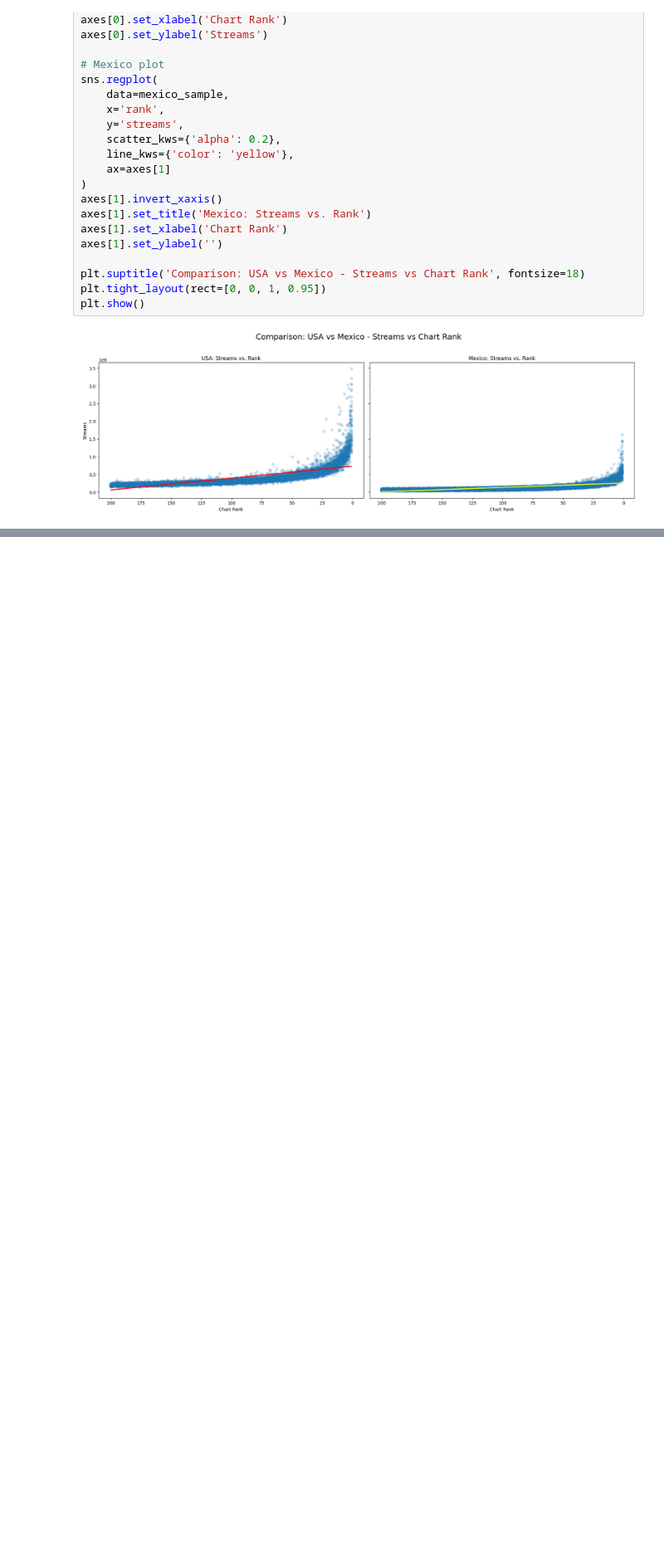
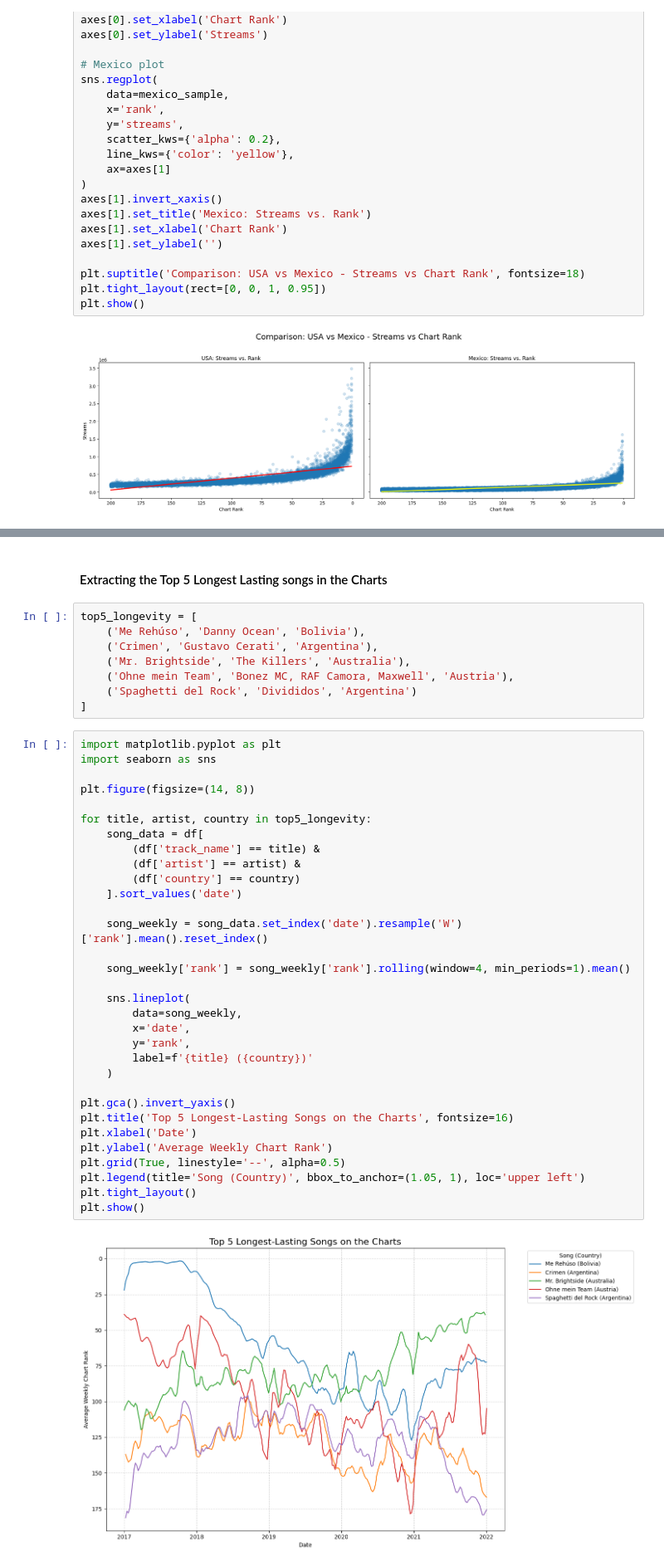
Before and after one commit to BarraHarrison/Spotify-Listening-Trends, a Jupyter notebook: main.ipynb, the cells around one changed output, grey strips where cells are left out. Shown: that part at 83% size. Drawn from its saved outputs; the diff is of its cells as text; blank space fills up the shorter version.

Commit message:
EDA for Top 5 Songs with the largest longevity in the charts

```diff
--- a/main.ipynb
+++ b/main.ipynb
@@ -374,0 +407,44 @@ plt.show()
+# %% [markdown]
+#### Extracting the Top 5 Longest Lasting songs in the Charts
+# %%
+top5_longevity = [
+    ('Me Rehúso', 'Danny Ocean', 'Bolivia'),
+    ('Crimen', 'Gustavo Cerati', 'Argentina'),
+    ('Mr. Brightside', 'The Killers', 'Australia'),
+    ('Ohne mein Team', 'Bonez MC, RAF Camora, Maxwell', 'Austria'),
+    ('Spaghetti del Rock', 'Divididos', 'Argentina')
+]
+# %%
+import matplotlib.pyplot as plt
+import seaborn as sns
+
+plt.figure(figsize=(14, 8))
+
+for title, artist, country in top5_longevity:
+    song_data = df[
+        (df['track_name'] == title) &
+        (df['artist'] == artist) &
+        (df['country'] == country)
+    ].sort_values('date')
+
+    song_weekly = song_data.set_index('date').resample('W')['rank'].mean().reset_index()
+
+    song_weekly['rank'] = song_weekly['rank'].rolling(window=4, min_periods=1).mean()
+
+    sns.lineplot(
+        data=song_weekly,
+        x='date',
+        y='rank',
+        label=f'{title} ({country})'
+    )
+
+plt.gca().invert_yaxis()
+plt.title('Top 5 Longest-Lasting Songs on the Charts', fontsize=16)
+plt.xlabel('Date')
+plt.ylabel('Average Weekly Chart Rank')
+plt.grid(True, linestyle='--', alpha=0.5)
+plt.legend(title='Song (Country)', bbox_to_anchor=(1.05, 1), loc='upper left')
+plt.tight_layout()
+plt.show()
+# %% [output]
+[figure, added]
```
Also changed, not shown: parts of 7 cells of this notebook.
